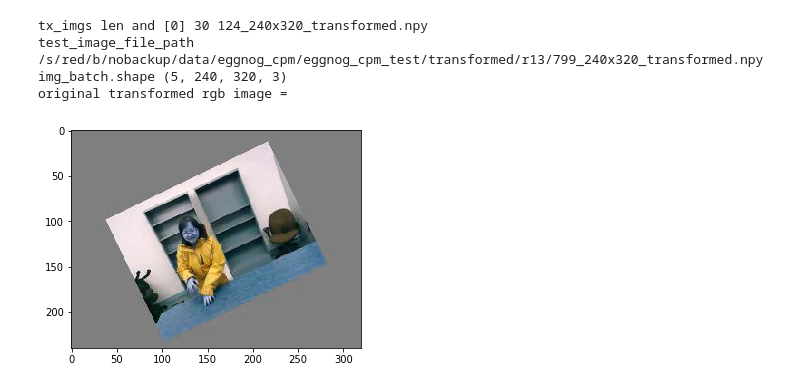
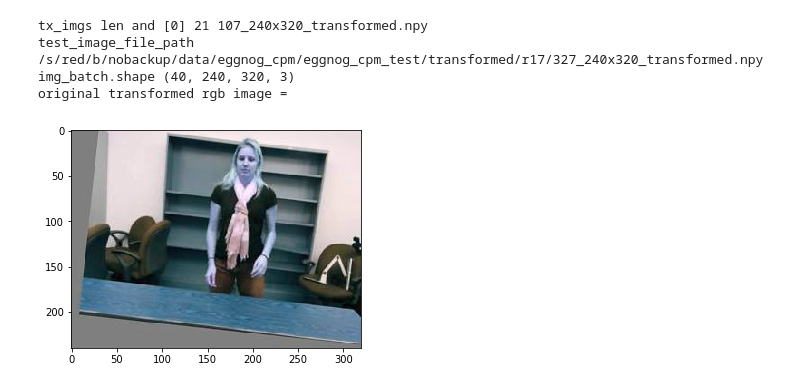
Before and after one commit to GuruMulay/Adapting-RGB-Pose-Estimation-to-New-Domains, a Jupyter notebook: training/gt_visualizer_batch_npy.ipynb, the cells around one changed output. Drawn from its saved outputs; the diff is of its cells as text; code cells hidden in the pictures.

```diff
--- a/training/gt_visualizer_batch_npy.ipynb
+++ b/training/gt_visualizer_batch_npy.ipynb
@@ -44,45 +46,45 @@ def show_images(images, cols = 1, titles = None):
 # def show_subplots(n_subplots)
 # %%
 ## list directory of output transformed images
-transformed_dir = "/s/red/b/nobackup/data/eggnog_cpm/eggnog_cpm_test/transformed/r13/"
+transformed_dir = "/s/red/b/nobackup/data/eggnog_cpm/eggnog_cpm_test/transformed/r17/"
 # "/s/red/b/nobackup/data/eggnog_cpm/eggnog_cpm/s11/part2_layout_p21/20151208_202800_00_Video_augmented/"
 
 tx_imgs = [im for im in sorted(os.listdir(transformed_dir)) if im.endswith('240x320_transformed.npy')]
 print("tx_imgs len and [0]", len(tx_imgs), tx_imgs[0])
 
-image_idx = 21
-slice_idx = 1
+image_idx = 5
+slice_idx = 37  # batch element index
 
 test_image_file_path = os.path.join(transformed_dir, tx_imgs[image_idx])
 print("test_image_file_path", test_image_file_path)
 
 img_batch = np.load(test_image_file_path)
 print("img_batch.shape", img_batch.shape)  # (5, 240, 320, 3)
 
 
 original_image = img_batch[slice_idx, :, :, :]
 rgb_image = original_image   # [:,:,[2,1,0]]  use this when image is loaded with cv2
 down_image = pyramid_reduce(rgb_image, downscale=8)
 
 rgb_image_center_crop = rgb_image[100:140,140:180,:]
 # print("rgb image", rgb_image_center_crop)
 
 print("original transformed rgb image = ")
 plt.figure(0)
 plt.imshow(rgb_image)
 plt.show()
 
 
 # print("center crop rgb image = ")
 # plt.figure(0)
 # plt.imshow(rgb_image_center_crop)
 # plt.show()
 # %% [output]
-tx_imgs len and [0] 30 124_240x320_transformed.npy
-test_image_file_path /s/red/b/nobackup/data/eggnog_cpm/eggnog_cpm_test/transformed/r13/799_240x320_transformed.npy
-img_batch.shape (5, 240, 320, 3)
+tx_imgs len and [0] 21 107_240x320_transformed.npy
+test_image_file_path /s/red/b/nobackup/data/eggnog_cpm/eggnog_cpm_test/transformed/r17/327_240x320_transformed.npy
+img_batch.shape (40, 240, 320, 3)
 original transformed rgb image =
-[figure, old version]
+[figure, new version]
 # %%
 # show heatmaps
 
```
Also changed, not shown: parts of 3 cells of this notebook, 9 other files.
